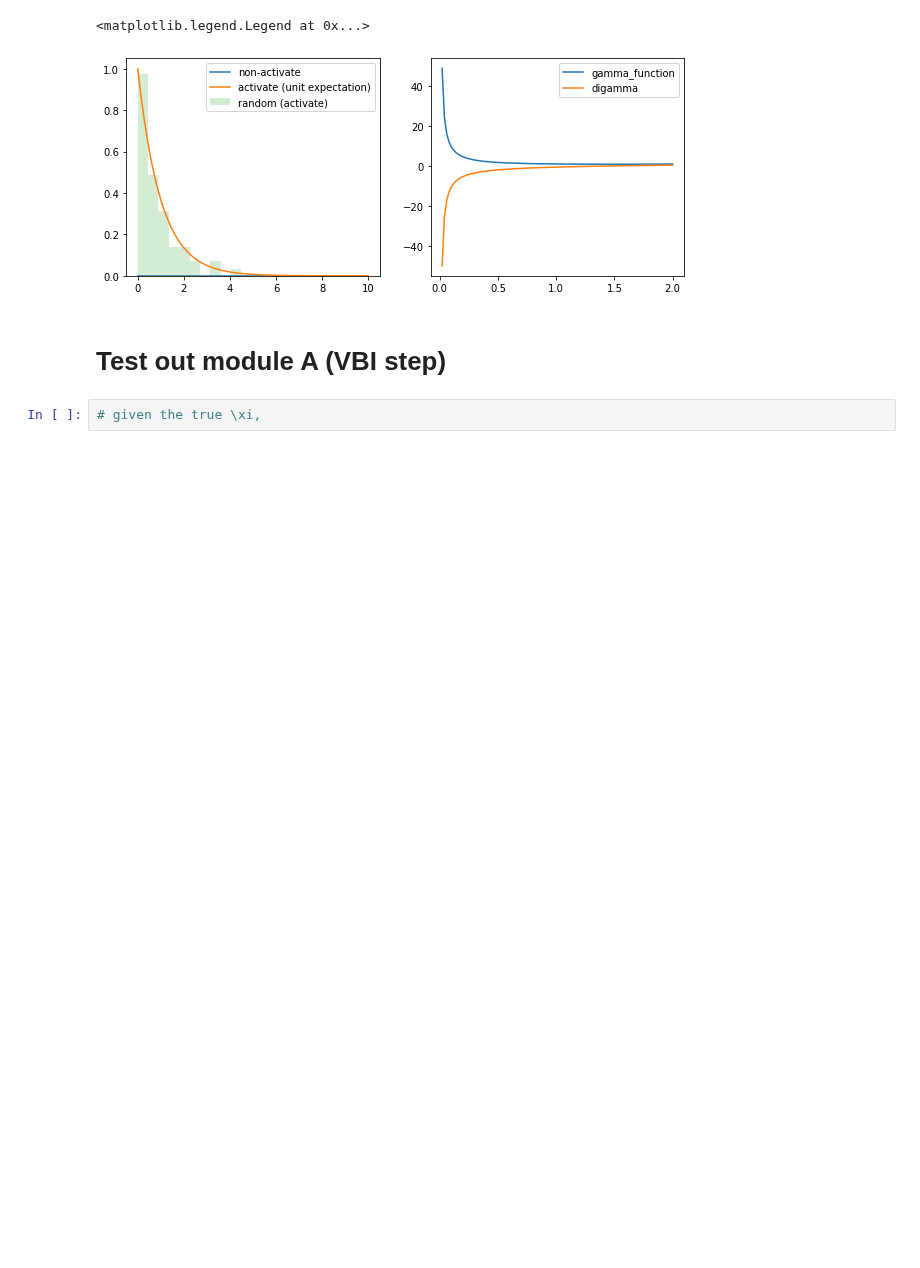
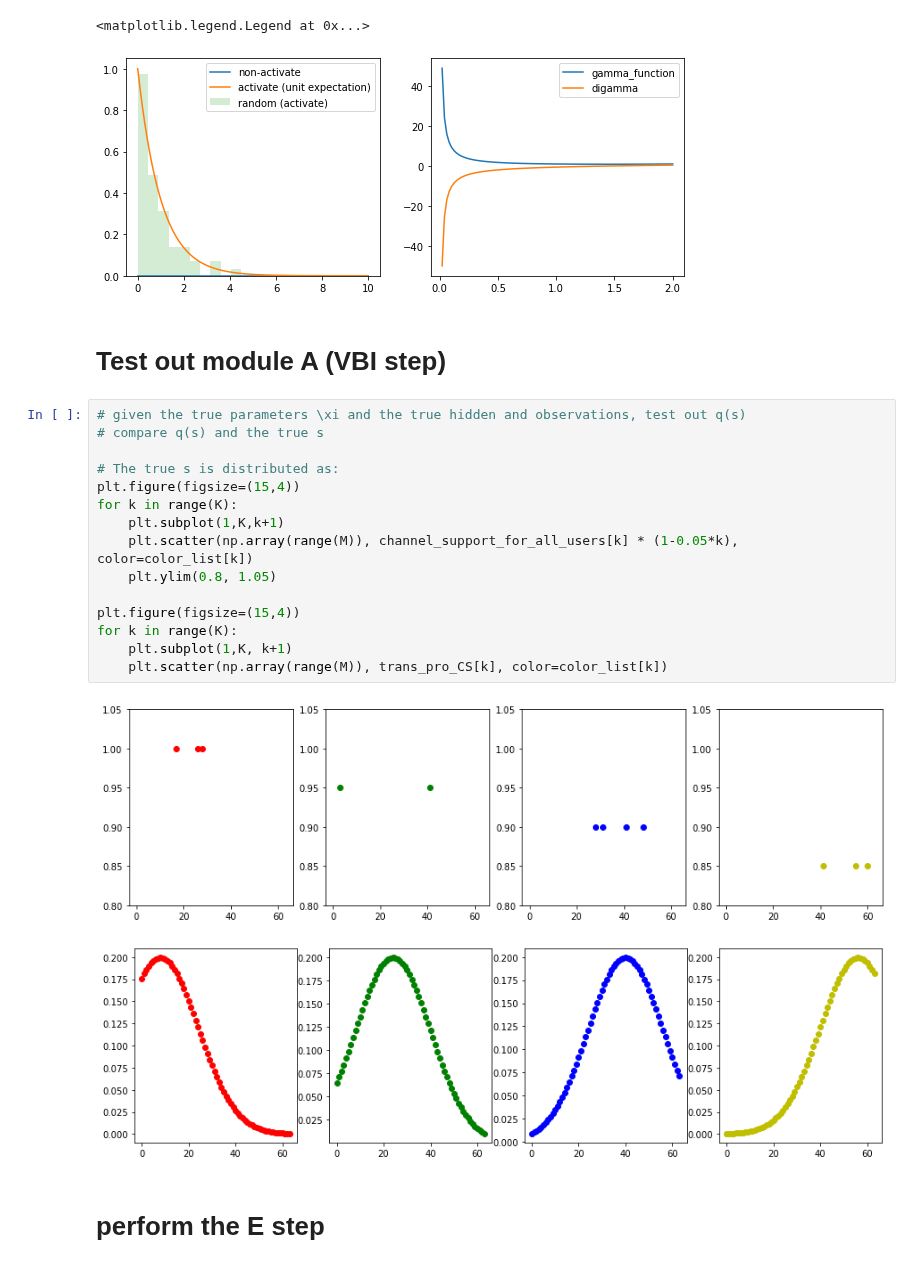
Before and after one commit to Brook1711/RIS-Angular-Domain, a Jupyter notebook: code_main/Alg.ipynb, the cells around one changed output. Drawn from its saved outputs; the diff is of its cells as text; blank space fills up the shorter version.

```diff
--- a/code_main/Alg.ipynb
+++ b/code_main/Alg.ipynb
@@ -741,5 +742,23 @@ plt.legend(['gamma_function', 'digamma'])
 [figure]
 # %% [markdown]
 # Test out module A (VBI step)
-# %%
-# given the true \xi,
+# %%
+# given the true parameters \xi and the true hidden and observations, test out q(s)
+# compare q(s) and the true s
+
+# The true s is distributed as:
+plt.figure(figsize=(15,4))
+for k in range(K):
+    plt.subplot(1,K,k+1)
+    plt.scatter(np.array(range(M)), channel_support_for_all_users[k] * (1-0.05*k), color=color_list[k])
+    plt.ylim(0.8, 1.05)
+
+plt.figure(figsize=(15,4))
+for k in range(K):
+    plt.subplot(1,K, k+1)
+    plt.scatter(np.array(range(M)), trans_pro_CS[k], color=color_list[k])
+# %% [output]
+[figure, added]
+[figure, added]
+# %% [markdown]
+# perform the E step
```
Also changed, not shown: parts of 3 cells of this notebook, 1 other file.
